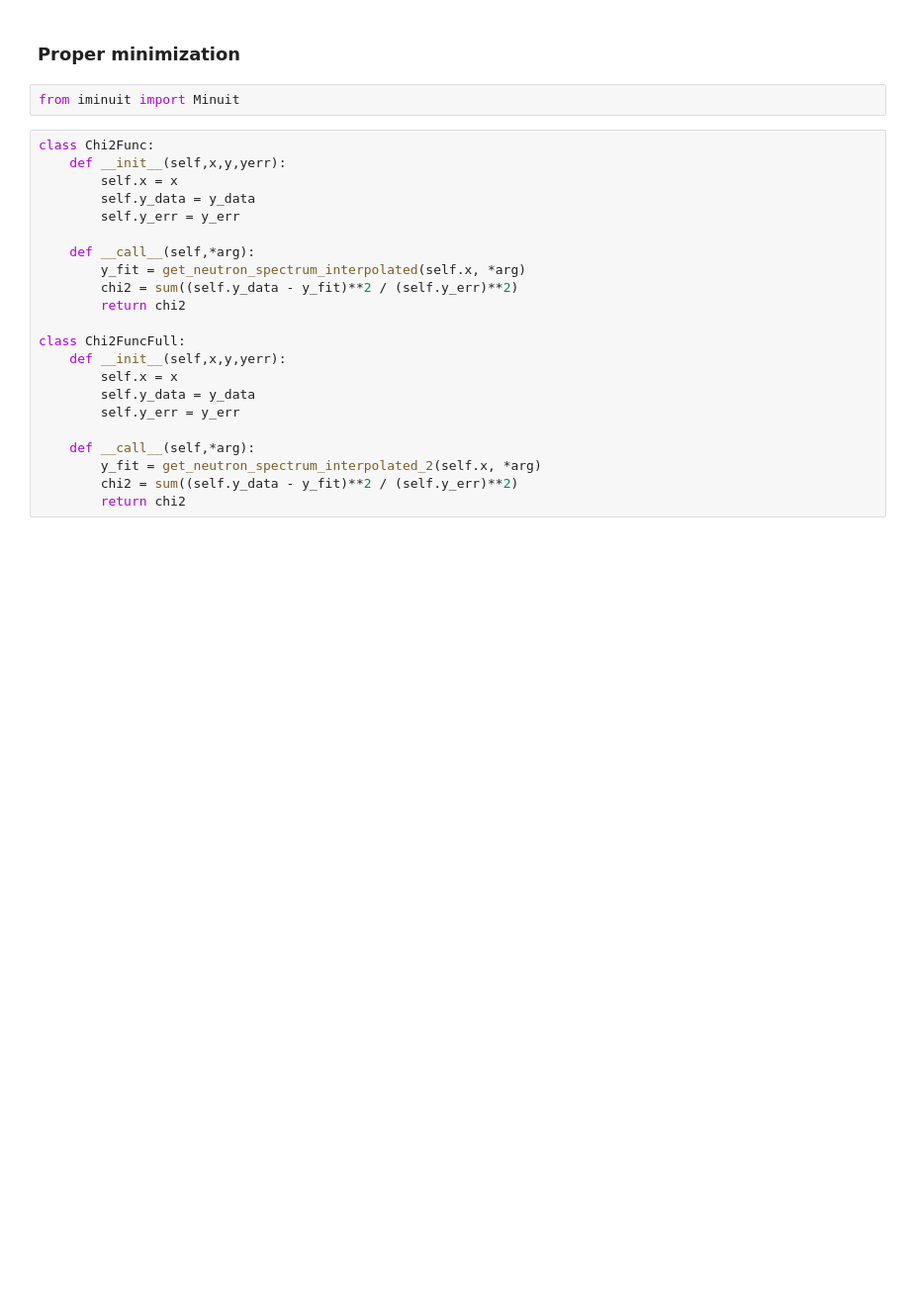
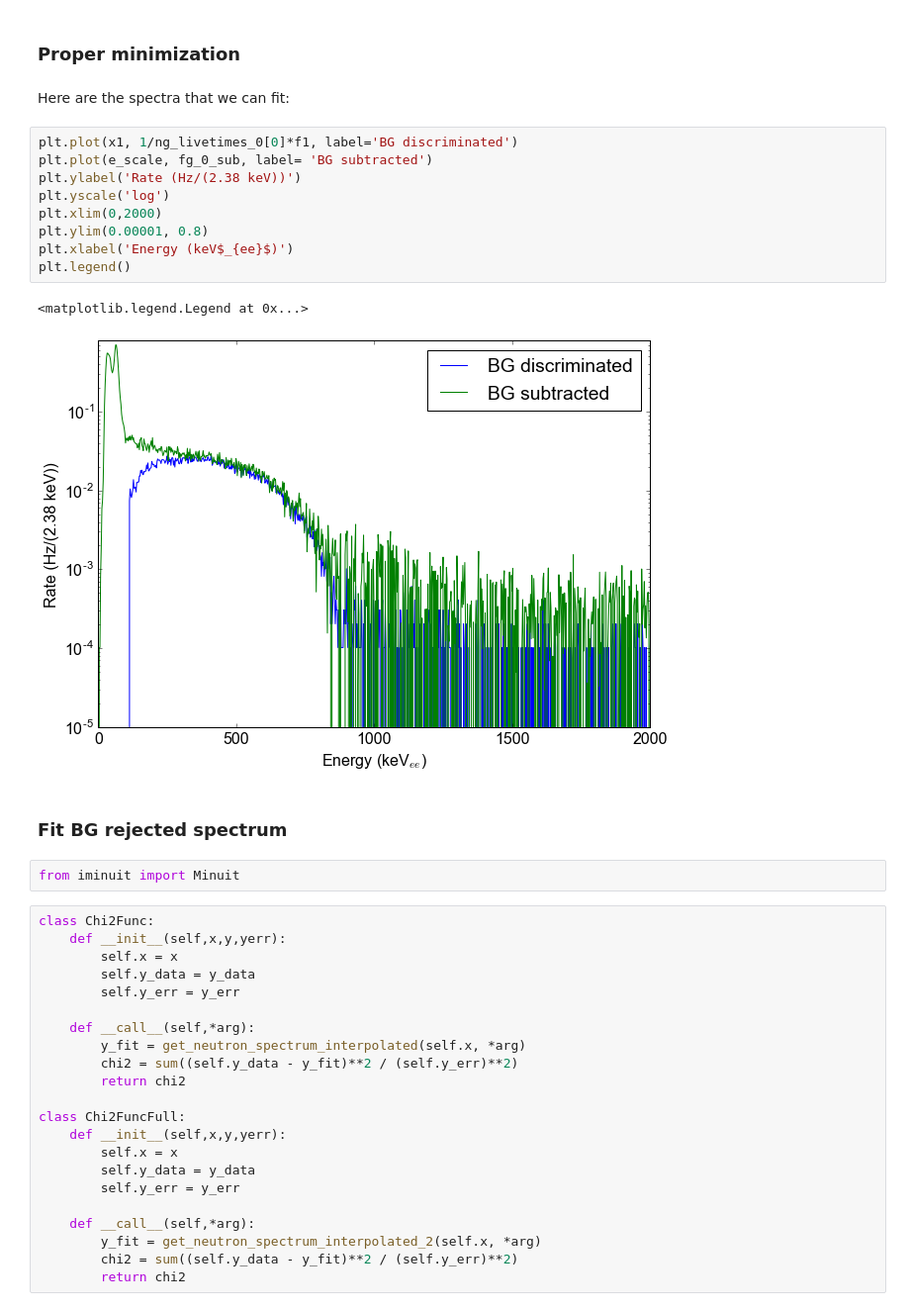
Before and after one commit to XENON1T/PTB, a Jupyter notebook: 07_deconvolution.ipynb, the cells around one changed output. Shown at 99% size. Saved outputs shown, nothing was run; the diff lists cells and outputs as text; blank space fills up the shorter version.

```diff
--- a/07_deconvolution.ipynb
+++ b/07_deconvolution.ipynb
@@ -108,5 +108,21 @@ print(best_sigma)
 # %% [markdown]
 ### Proper minimization
+# %% [markdown]
+Here are the spectra that we can fit:
+# %%
+plt.plot(x1, 1/ng_livetimes_0[0]*f1, label='BG discriminated')
+plt.plot(e_scale, fg_0_sub, label= 'BG subtracted')
+plt.ylabel('Rate (Hz/(2.38 keV))')
+plt.yscale('log')
+plt.xlim(0,2000)
+plt.ylim(0.00001, 0.8)
+plt.xlabel('Energy (keV$_{ee}$)')
+plt.legend()
+# %% [output]
+<matplotlib.legend.Legend at 0x...>
+[figure, added]
+# %% [markdown]
+### Fit BG rejected spectrum
 # %%
 from iminuit import Minuit
 # %%
```
Also changed, not shown: parts of 18 cells of this notebook, 1 other file.
